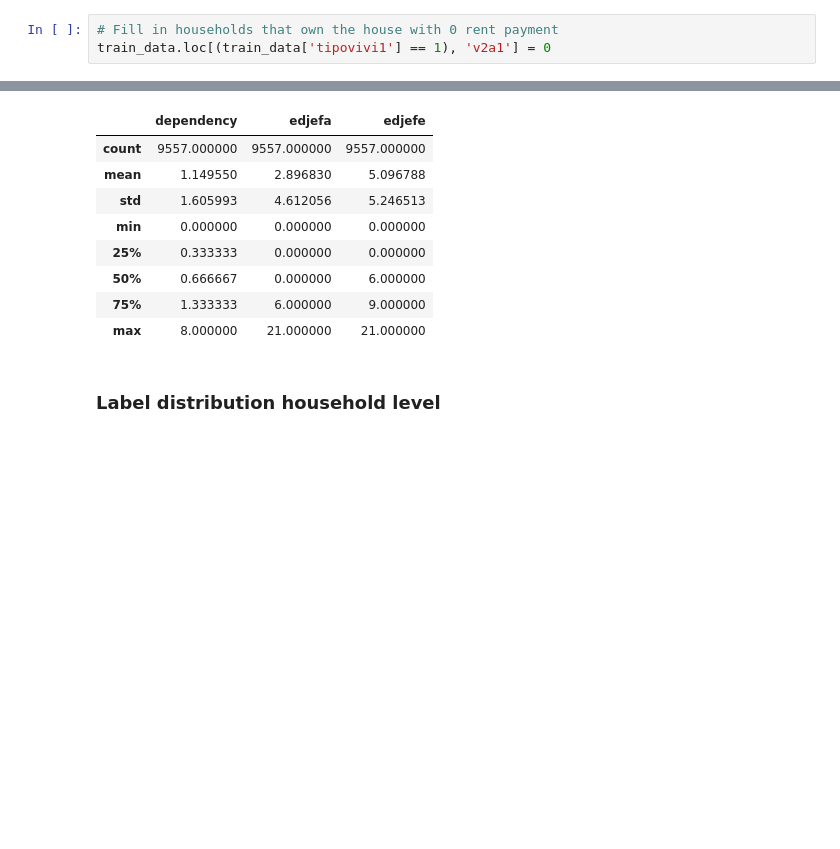
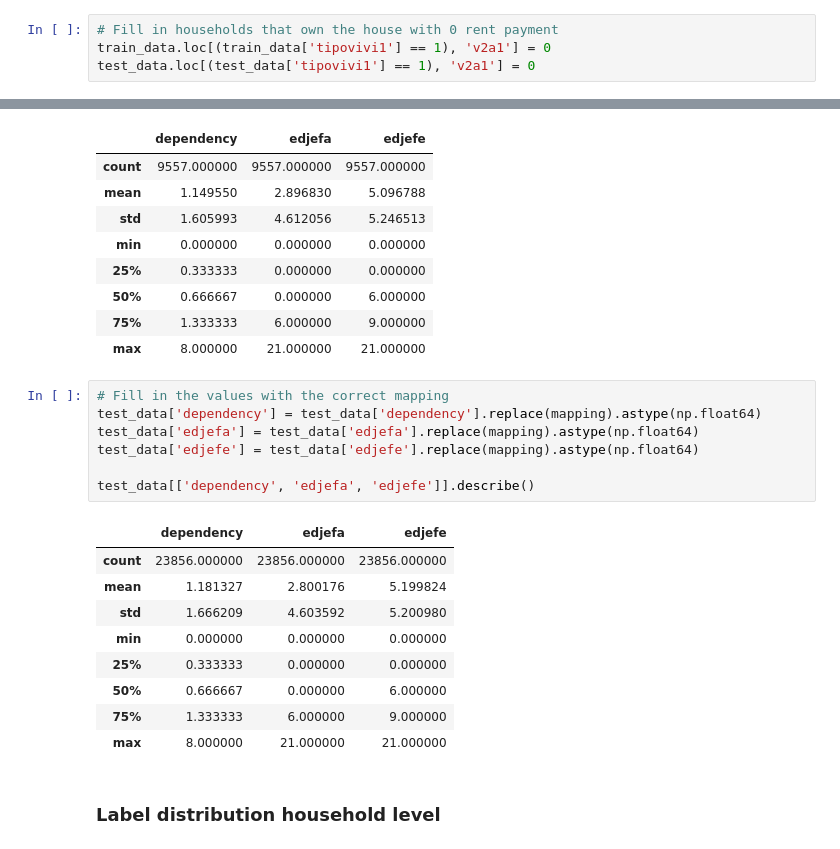
Before and after one commit to manikagita/AML-, a Jupyter notebook: CostaRicaPovertyLevelPrediction.ipynb, the cells around one changed output, grey strips where cells are left out. Cells and saved outputs as stored; diff of their text form; blank space fills up the shorter version.

```diff
--- a/CostaRicaPovertyLevelPrediction.ipynb
+++ b/CostaRicaPovertyLevelPrediction.ipynb
@@ -388,6 +387,7 @@ There could be known reason for missing monthly payment or missing values here.
 # %%
 # Fill in households that own the house with 0 rent payment
 train_data.loc[(train_data['tipovivi1'] == 1), 'v2a1'] = 0
+test_data.loc[(test_data['tipovivi1'] == 1), 'v2a1'] = 0
 # %% [markdown]
 ### meaneduc and SQBmeaned
 # %% [markdown]
@@ -419,6 +419,23 @@ train_data[['dependency', 'edjefa', 'edjefe']].describe()
 | 50% | 0.666667 | 0.000000 | 6.000000 |
 | 75% | 1.333333 | 6.000000 | 9.000000 |
 | max | 8.000000 | 21.000000 | 21.000000 |
+# %%
+# Fill in the values with the correct mapping
+test_data['dependency'] = test_data['dependency'].replace(mapping).astype(np.float64)
+test_data['edjefa'] = test_data['edjefa'].replace(mapping).astype(np.float64)
+test_data['edjefe'] = test_data['edjefe'].replace(mapping).astype(np.float64)
+
+test_data[['dependency', 'edjefa', 'edjefe']].describe()
+# %% [output]
+|  | dependency | edjefa | edjefe |
+| count | 23856.000000 | 23856.000000 | 23856.000000 |
+| mean | 1.181327 | 2.800176 | 5.199824 |
+| std | 1.666209 | 4.603592 | 5.200980 |
+| min | 0.000000 | 0.000000 | 0.000000 |
+| 25% | 0.333333 | 0.000000 | 0.000000 |
+| 50% | 0.666667 | 0.000000 | 6.000000 |
+| 75% | 1.333333 | 6.000000 | 9.000000 |
+| max | 8.000000 | 21.000000 | 21.000000 |
 # %% [markdown]
 ### Label distribution household level
 # %%
```
Also changed, not shown: parts of 43 cells of this notebook, 1 other file.
